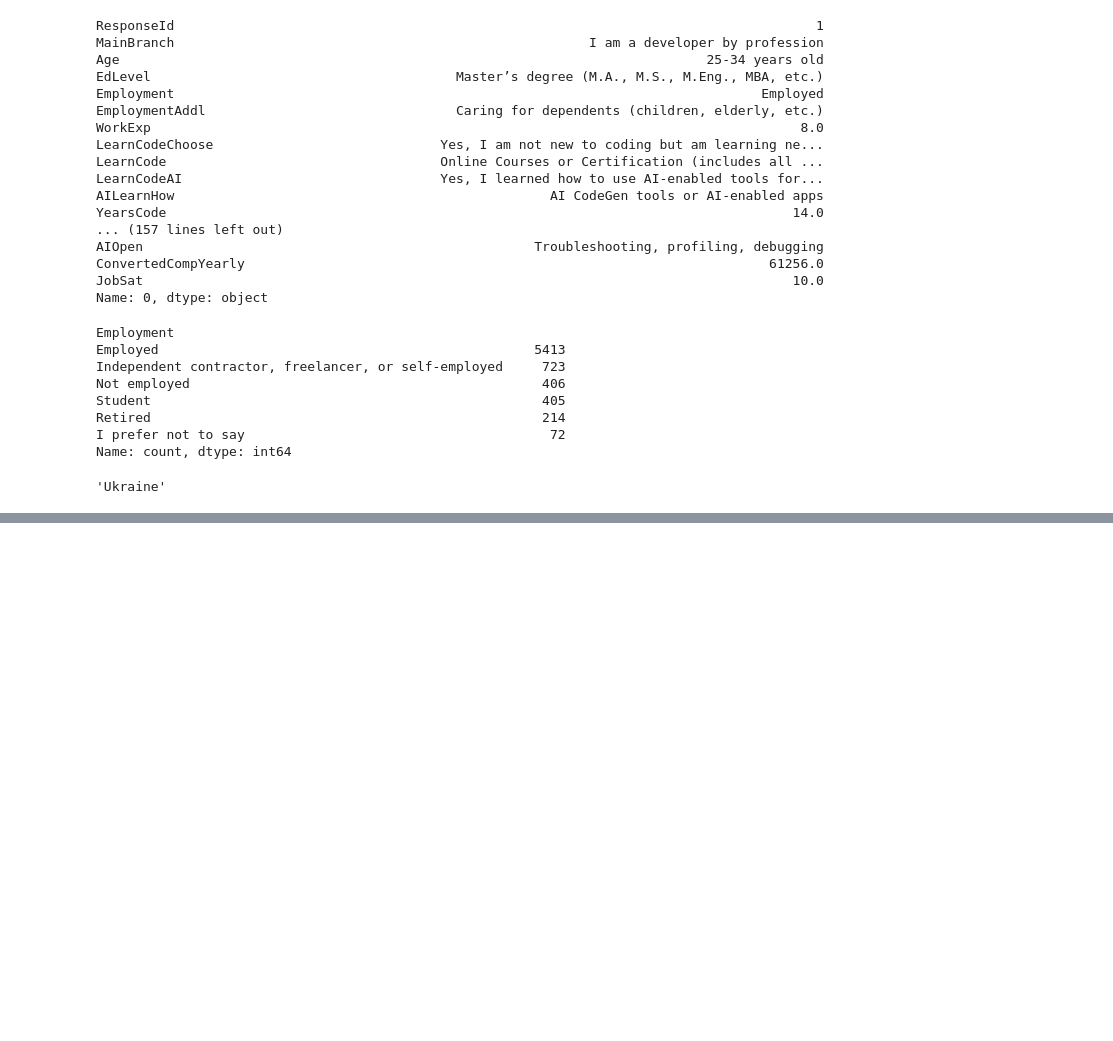
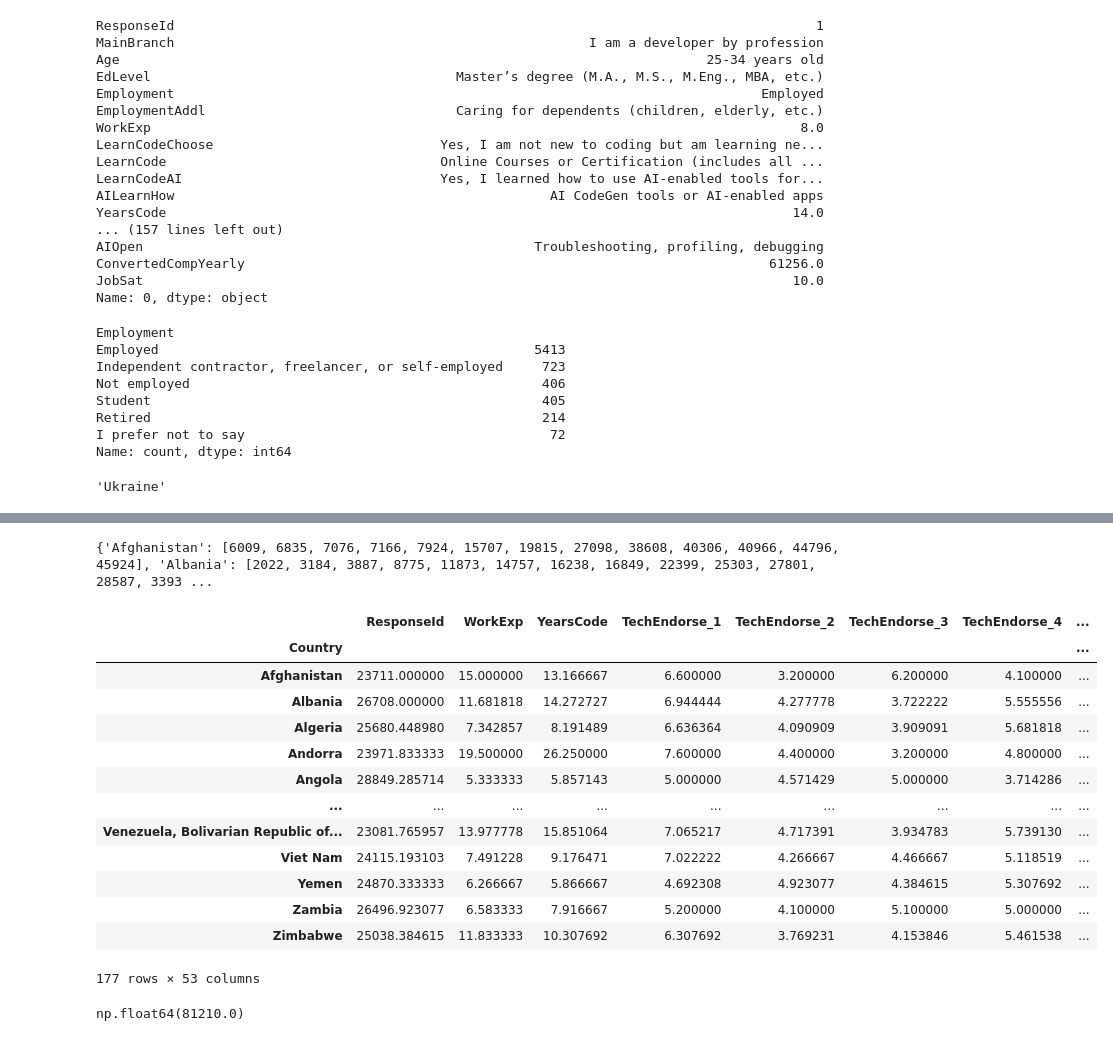
Before and after one commit to Sophie-Muchiri12/python-dataanalysis, a Jupyter notebook: stackoverflow_survey_pandas_analysis.ipynb, the cells around one changed output, grey strips where cells are left out. Cells and saved outputs as stored; diff of their text form; code cells hidden in the pictures; blank space fills up the shorter version.

```diff
--- a/stackoverflow_survey_pandas_analysis.ipynb
+++ b/stackoverflow_survey_pandas_analysis.ipynb
@@ -895,0 +1017,25 @@ Name: Employment, Length: 7233, dtype: str
+# %%
+country_grp.groups
+# %% [output]
+{'Afghanistan': [6009, 6835, 7076, 7166, 7924, 15707, 19815, 27098, 38608, 40306, 40966, 44796, 45924], 'Albania': [2022, 3184, 3887, 8775, 11873, 14757, 16238, 16849, 22399, 25303, 27801, 28587, 3393 ...
+# %%
+country_grp.mean(numeric_only=True)
+# %% [output]
+|  | ResponseId | WorkExp | YearsCode | TechEndorse_1 | TechEndorse_2 | TechEndorse_3 | TechEndorse_4 | ... |
+| Country |  |  |  |  |  |  |  | ... |
+| Afghanistan | 23711.000000 | 15.000000 | 13.166667 | 6.600000 | 3.200000 | 6.200000 | 4.100000 | ... |
+| Albania | 26708.000000 | 11.681818 | 14.272727 | 6.944444 | 4.277778 | 3.722222 | 5.555556 | ... |
+| Algeria | 25680.448980 | 7.342857 | 8.191489 | 6.636364 | 4.090909 | 3.909091 | 5.681818 | ... |
+| Andorra | 23971.833333 | 19.500000 | 26.250000 | 7.600000 | 4.400000 | 3.200000 | 4.800000 | ... |
+| Angola | 28849.285714 | 5.333333 | 5.857143 | 5.000000 | 4.571429 | 5.000000 | 3.714286 | ... |
+| ... | ... | ... | ... | ... | ... | ... | ... | ... |
+| Venezuela, Bolivarian Republic of... | 23081.765957 | 13.977778 | 15.851064 | 7.065217 | 4.717391 | 3.934783 | 5.739130 | ... |
+| Viet Nam | 24115.193103 | 7.491228 | 9.176471 | 7.022222 | 4.266667 | 4.466667 | 5.118519 | ... |
+| Yemen | 24870.333333 | 6.266667 | 5.866667 | 4.692308 | 4.923077 | 4.384615 | 5.307692 | ... |
+| Zambia | 26496.923077 | 6.583333 | 7.916667 | 5.200000 | 4.100000 | 5.100000 | 5.000000 | ... |
+| Zimbabwe | 25038.384615 | 11.833333 | 10.307692 | 6.307692 | 3.769231 | 4.153846 | 5.461538 | ... |
+177 rows × 53 columns
+# %%
+country_grp['ConvertedCompYearly'].median().loc['Germany']
+# %% [output]
+np.float64(81210.0)
```
Also changed, not shown: parts of 17 cells of this notebook.
